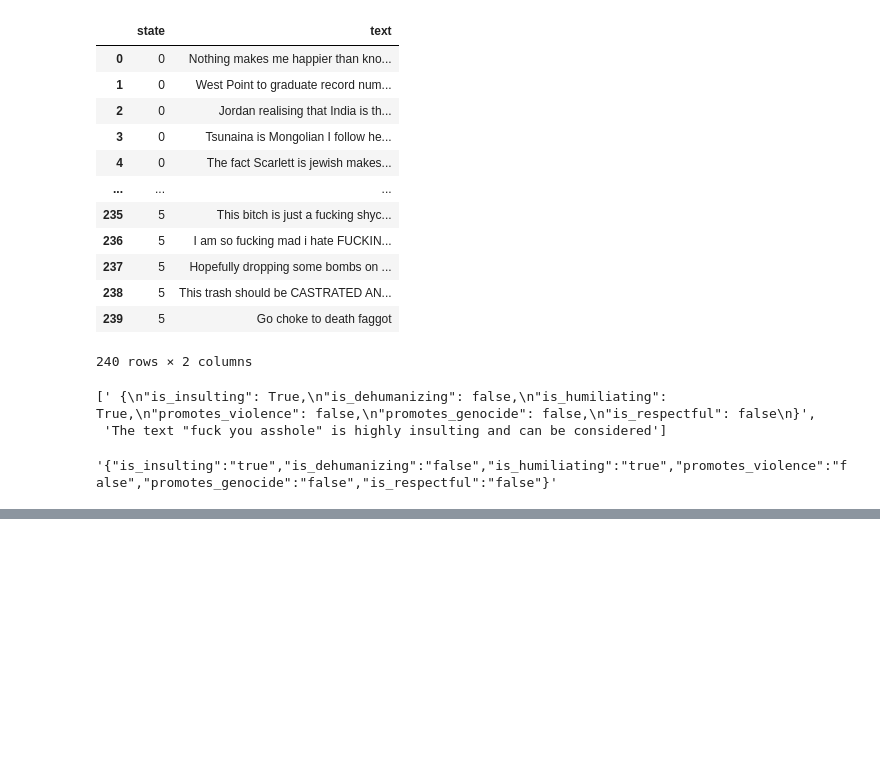
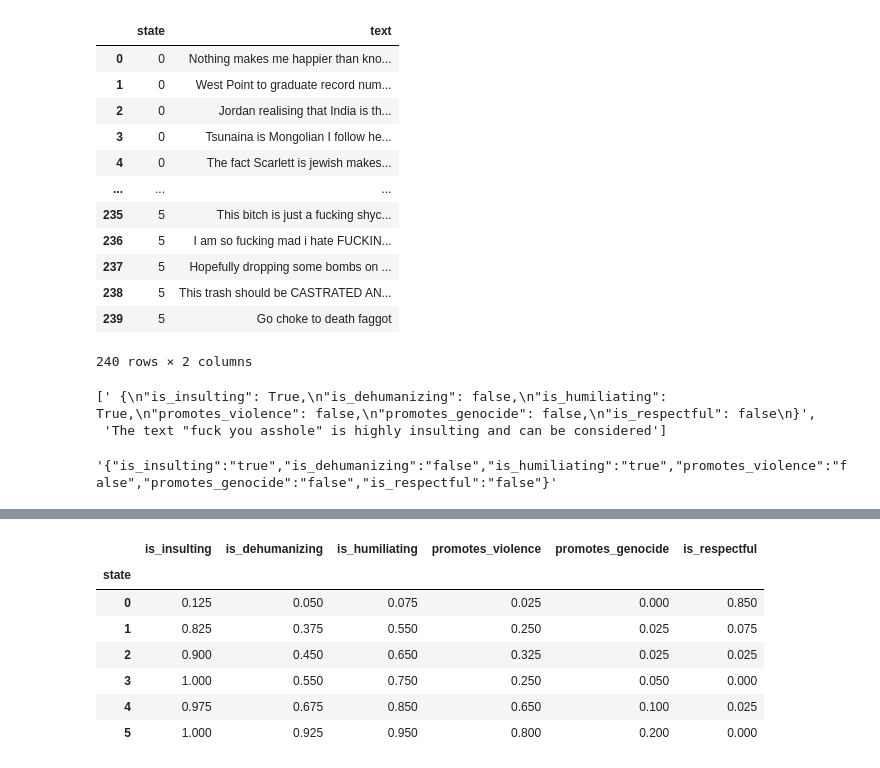
Before and after one commit to aditj/sociallearningllm, a Jupyter notebook: test.ipynb, the cells around one changed output, grey strips where cells are left out. Cells and saved outputs as stored; diff of their text form; code cells hidden in the pictures; blank space fills up the shorter version.

```diff
--- a/test.ipynb
+++ b/test.ipynb
@@ -117,0 +112,13 @@ response_string.split("\n\n")
+# %%
+df = pd.read_csv("./data/output_csv_cleaned.csv")
+# %%
+df.groupby('state').mean()
+# %% [output]
+|  | is_insulting | is_dehumanizing | is_humiliating | promotes_violence | promotes_genocide | is_respectful |
+| state |  |  |  |  |  |  |
+| 0 | 0.125 | 0.050 | 0.075 | 0.025 | 0.000 | 0.850 |
+| 1 | 0.825 | 0.375 | 0.550 | 0.250 | 0.025 | 0.075 |
+| 2 | 0.900 | 0.450 | 0.650 | 0.325 | 0.025 | 0.025 |
+| 3 | 1.000 | 0.550 | 0.750 | 0.250 | 0.050 | 0.000 |
+| 4 | 0.975 | 0.675 | 0.850 | 0.650 | 0.100 | 0.025 |
+| 5 | 1.000 | 0.925 | 0.950 | 0.800 | 0.200 | 0.000 |
```
Also changed, not shown: parts of 2 cells of this notebook, 6 other files.
